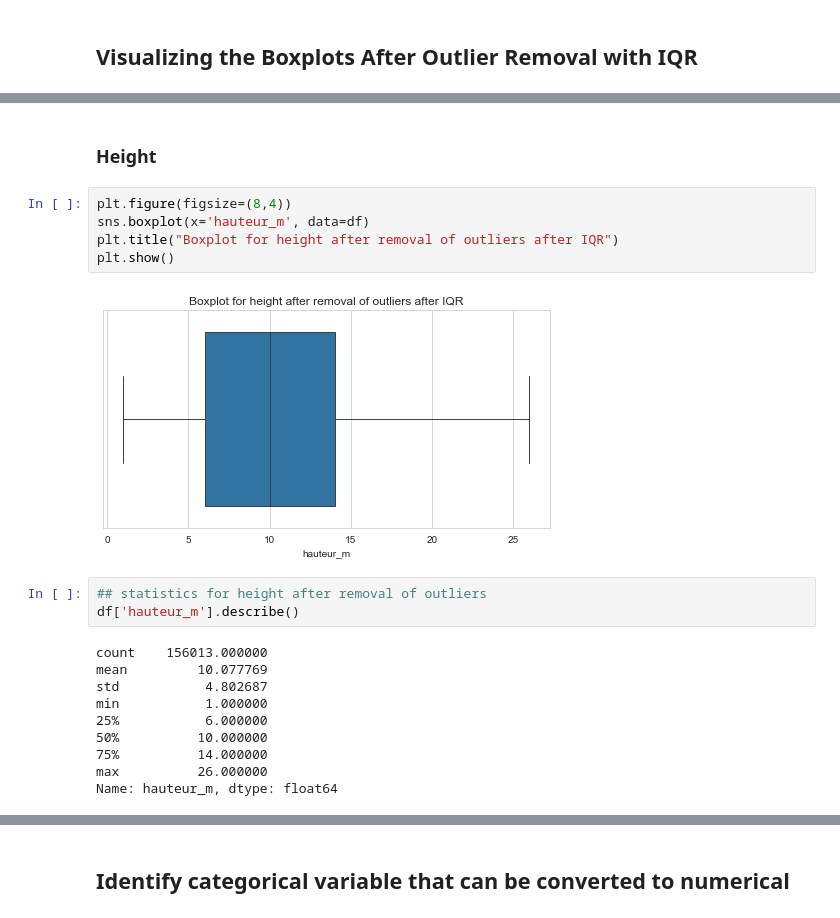
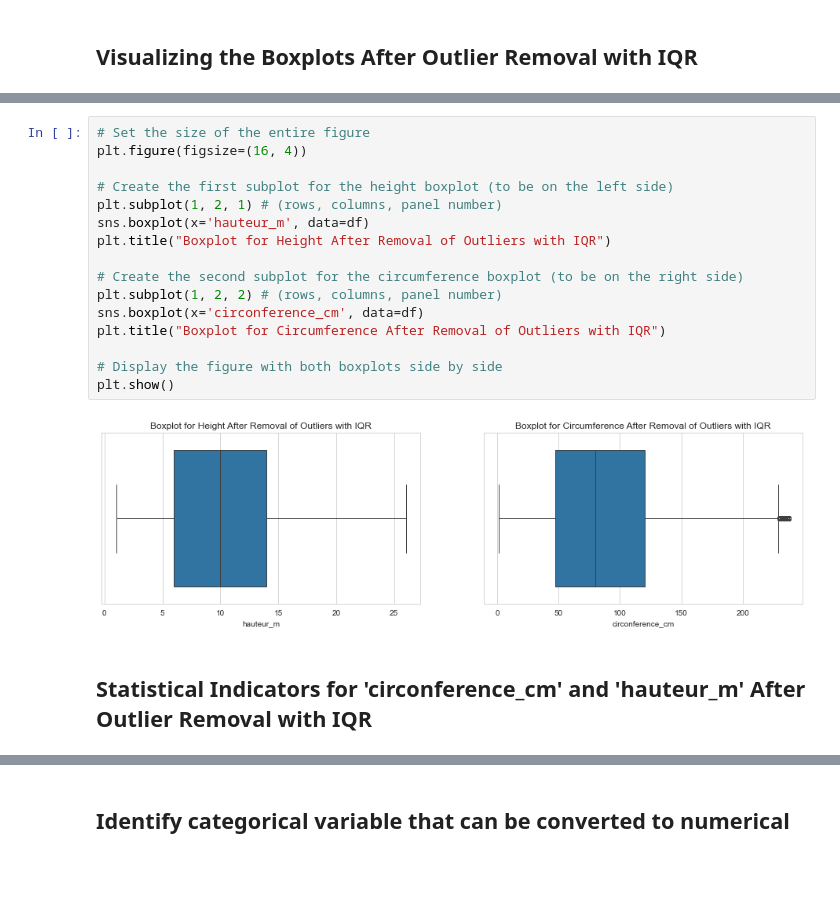
Before and after one commit to preudh/OC_IA_P2_concours_smart_city, a Jupyter notebook: notebooks/smartcity.ipynb, the cells around one changed output, grey strips where cells are left out. Cells and saved outputs as stored; diff of their text form; blank space fills up the shorter version.

```diff
--- a/notebooks/smartcity.ipynb
+++ b/notebooks/smartcity.ipynb
@@ -908,22 +837,20 @@ Name: circonference_cm, dtype: float64
-# %% [markdown]
-### Height
-# %%
-plt.figure(figsize=(8,4))
-sns.boxplot(x='hauteur_m', data=df)
-plt.title("Boxplot for height after removal of outliers after IQR")
-plt.show()
-# %% [output]
-[figure, removed]
-# %%
-## statistics for height after removal of outliers
-df['hauteur_m'].describe()
-# %% [output]
-count    156013.000000
-mean         10.077769
-std           4.802687
-min           1.000000
-25%           6.000000
-50%          10.000000
-75%          14.000000
-max          26.000000
-Name: hauteur_m, dtype: float64
+# %%
+# Set the size of the entire figure
+plt.figure(figsize=(16, 4))
+
+# Create the first subplot for the height boxplot (to be on the left side)
+plt.subplot(1, 2, 1) # (rows, columns, panel number)
+sns.boxplot(x='hauteur_m', data=df)
+plt.title("Boxplot for Height After Removal of Outliers with IQR")
+
+# Create the second subplot for the circumference boxplot (to be on the right side)
+plt.subplot(1, 2, 2) # (rows, columns, panel number)
+sns.boxplot(x='circonference_cm', data=df)
+plt.title("Boxplot for Circumference After Removal of Outliers with IQR")
+
+# Display the figure with both boxplots side by side
+plt.show()
+# %% [output]
+[figure, added]
+# %% [markdown]
+## Statistical Indicators for 'circonference_cm' and 'hauteur_m' After Outlier Removal with IQR
```
Also changed, not shown: parts of 21 cells of this notebook.
